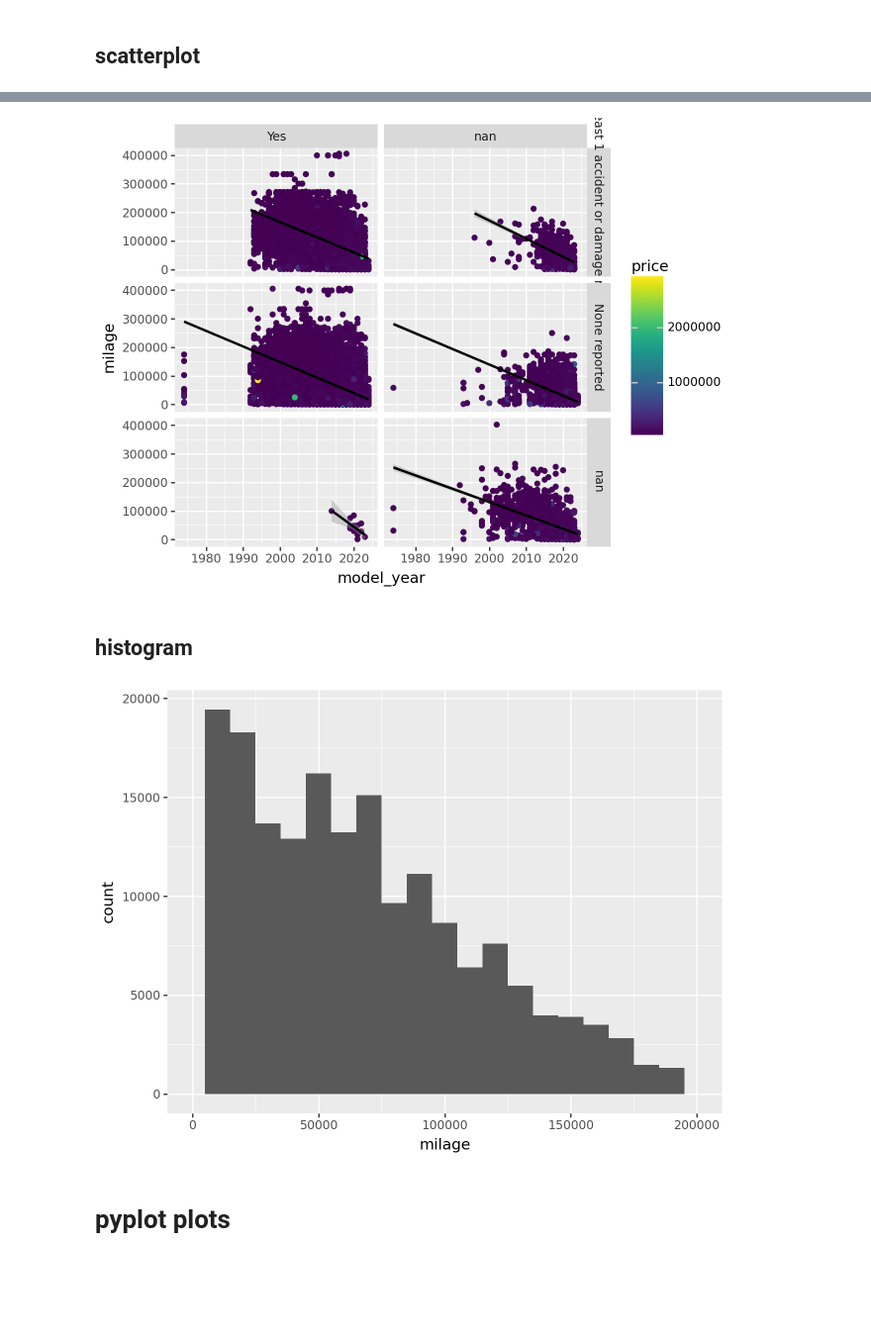
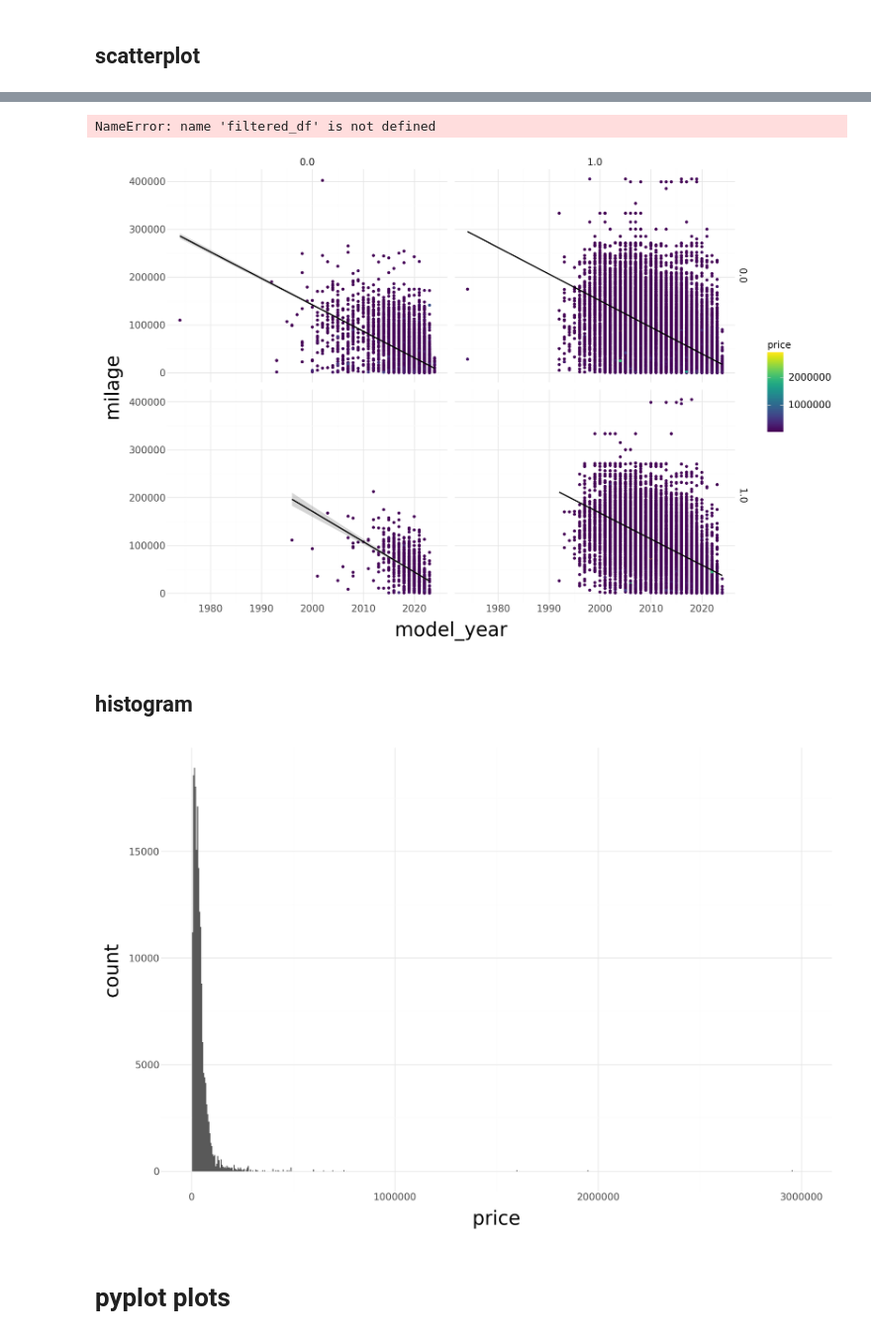
Before and after one commit to lamkilian/used_car_prices, a Jupyter notebook: visualization.ipynb, the cells around one changed output, grey strips where cells are left out. Shown at 99% size. Drawn from its saved outputs; the diff is of its cells as text; code cells hidden in the pictures; blank space fills up the shorter version.

```diff
--- a/visualization.ipynb
+++ b/visualization.ipynb
@@ -6,7 +6,7 @@ import numpy as np
 import plotnine as p9
 import matplotlib.pyplot as plt
 # %%
-data = pd.read_csv('data/train.csv')
+data = pd.read_csv('data_final.csv')
 # %%
 data.head()
 # %% [output]
@@ -26,6 +114,18 @@ plt.show()
 [figure]
 # %% [markdown]
 # plotnine plots
+# %%
+my_theme = (
+    p9.theme_minimal() +
+    p9.theme(
+        # General text size
+        text=p9.element_text(size=14),
+
+        # Specific Axis Title sizes
+        axis_title_x=p9.element_text(size=28),
+        axis_title_y=p9.element_text(size=28)
+    )
+)
 # %% [markdown]
 ## boxplot
 # %%
@@ -79,3 +208,11 @@ p9.ggplot(
+# %%
+average_prices = filtered_df.groupby('model_year')['price'].mean()
+
+# 3. Display the Results
+print("Average Price by Model Year (1990 - 2025):")
+print(average_prices)
+# %% [output]
+NameError: name 'filtered_df' is not defined
 # %%
 # scatterplot
 (
@@ -83,24 +220,26 @@ p9.ggplot(
     + p9.geom_point() +
     p9.geom_smooth(method = 'lm') +
     p9.facet_grid('accident ~ clean_title') # or facet_wrap
+    + my_theme
 )
 # %% [output]
-[figure, old version]
+[figure, new version]
 # %% [markdown]
 ## histogram
 # %%
 (p9.ggplot(
     data = data,
-    mapping = p9.aes(x = 'milage')
- ) +
-    p9.geom_histogram(binwidth=10000)  # use bins or binwidth
-+ p9.lims(
-        x=(0, 200000),
+    mapping = p9.aes(x = 'price')
+  )
+  + p9.geom_histogram(binwidth=5000)  # use bins or binwidth
+  + p9.lims(
+        x=(0, 3000000),
       #   y=(50000, 250000)
-    )
+  )
+  + my_theme
 )
 # %% [output]
-[figure, old version]
+[figure, new version]
 # %% [markdown]
 # pyplot plots
 # %%
```
Also changed, not shown: parts of 13 cells of this notebook, 1 other file.
